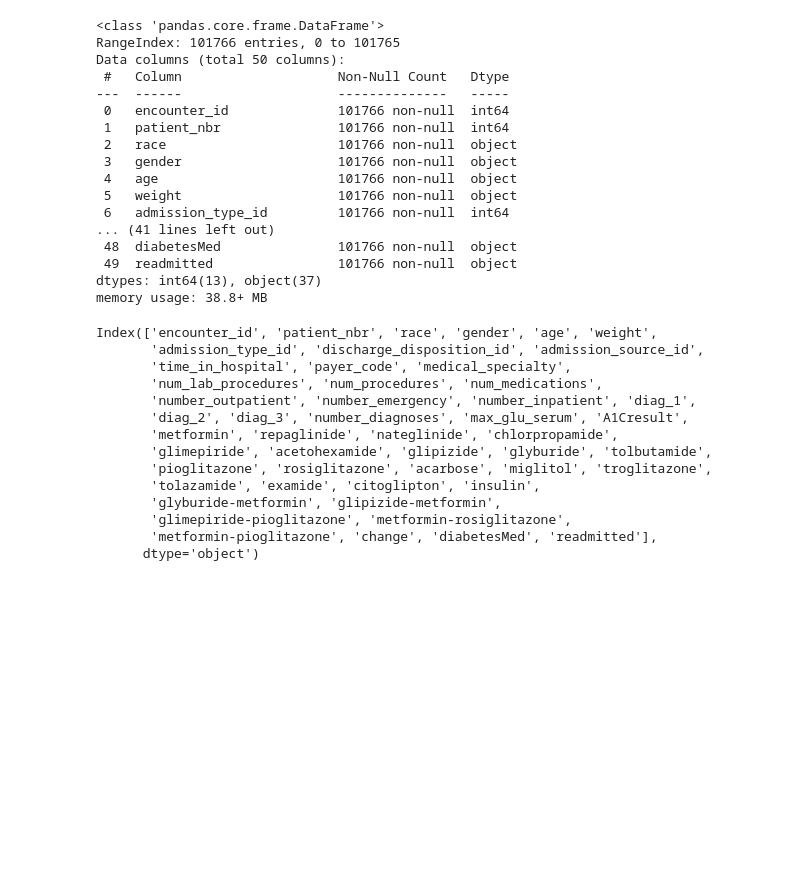
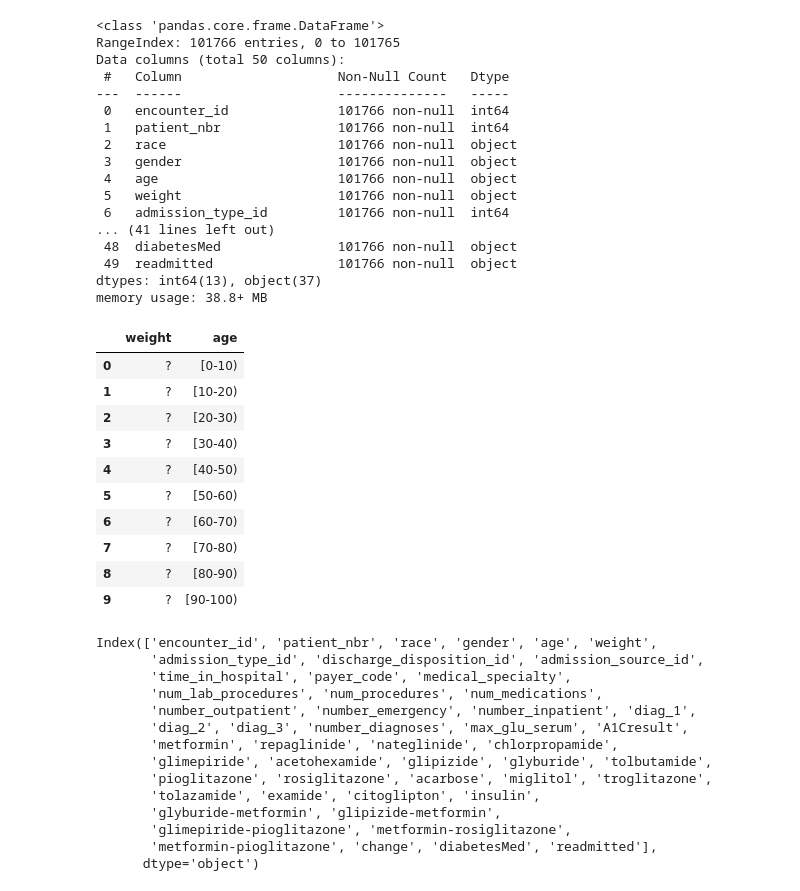
Before and after one commit to lophiraalata/data-analytics-micro-credential, a Jupyter notebook: IH_Unit4_MiniProject.ipynb, the cells around one changed output. Drawn from its saved outputs; the diff is of its cells as text; code cells hidden in the pictures; blank space fills up the shorter version.

```diff
--- a/IH_Unit4_MiniProject.ipynb
+++ b/IH_Unit4_MiniProject.ipynb
@@ -136,6 +143,22 @@ Data columns (total 50 columns):
  49  readmitted                101766 non-null  object
 dtypes: int64(13), object(37)
 memory usage: 38.8+ MB
+# %%
+# Shows that weight and age columns contain non-numerical values
+
+diabetes[['weight', 'age']].head(10)
+# %% [output]
+|  | weight | age |
+| 0 | ? | [0-10) |
+| 1 | ? | [10-20) |
+| 2 | ? | [20-30) |
+| 3 | ? | [30-40) |
+| 4 | ? | [40-50) |
+| 5 | ? | [50-60) |
+| 6 | ? | [60-70) |
+| 7 | ? | [70-80) |
+| 8 | ? | [80-90) |
+| 9 | ? | [90-100) |
 # %%
 # There are many features that are unnecessary for our purposes
 # These can be removed or replaced later on
```
Also changed, not shown: parts of 24 cells of this notebook.
